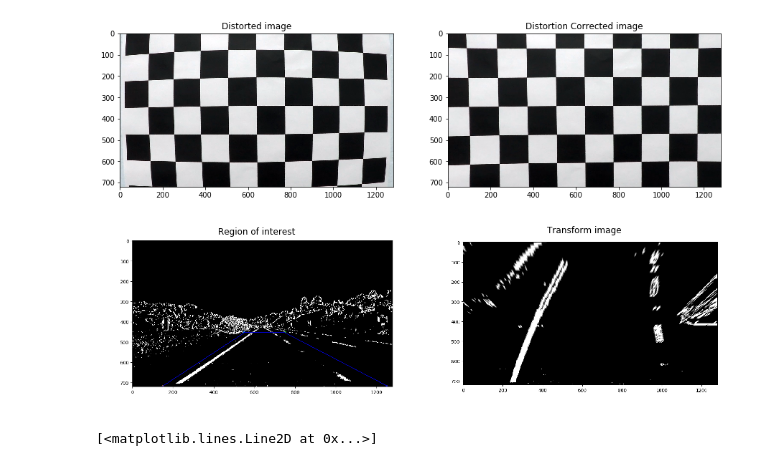
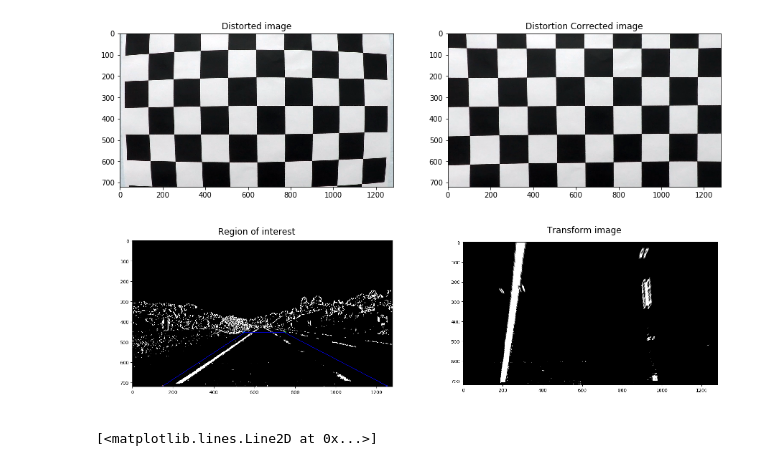
Before and after one commit to ppeiris/CarND-Advanced-Lane-Lines, a Jupyter notebook: lanefinding.ipynb, the cells around one changed output. Cells and saved outputs as stored; diff of their text form; code cells hidden in the pictures.

```diff
--- a/lanefinding.ipynb
+++ b/lanefinding.ipynb
@@ -68,16 +68,16 @@ ax.imshow(cv2.imread('data/testing/calibration1_cam_cal.png'))
 # %%
 fig = plt.figure(figsize=(15, 15))
 ax = fig.add_subplot(121)
 plt.title("Region of interest")
 # ax.imshow(cv2.imread('data/testing/straight_lines2_combined.png'))
 ax.imshow(cv2.imread('output_images/lanes.jpeg'))
 ax.set_axis_off()
 ax = fig.add_subplot(122)
 plt.title("Transform image")
-ax.imshow(cv2.imread('data/testing/test6_warped.png'))
+ax.imshow(cv2.imread('data/testing/straight_lines1_warped.png'))
 ax.set_axis_off()
 # %% [output]
-[figure, old version]
+[figure, new version]
 # %%
 data = np.load("data/testing/straight_lines1_hist.npy")
 fig = plt.figure(figsize=(10, 3))
```
Also changed, not shown: 10 other files.
